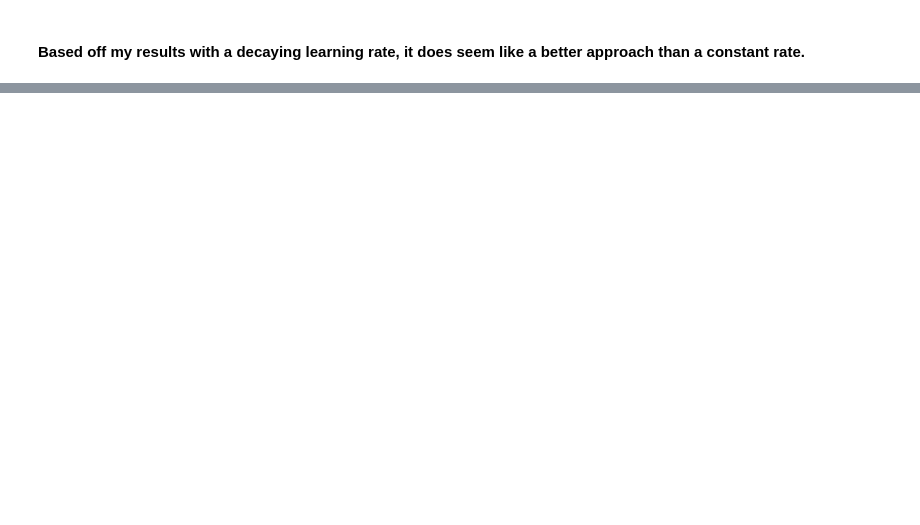
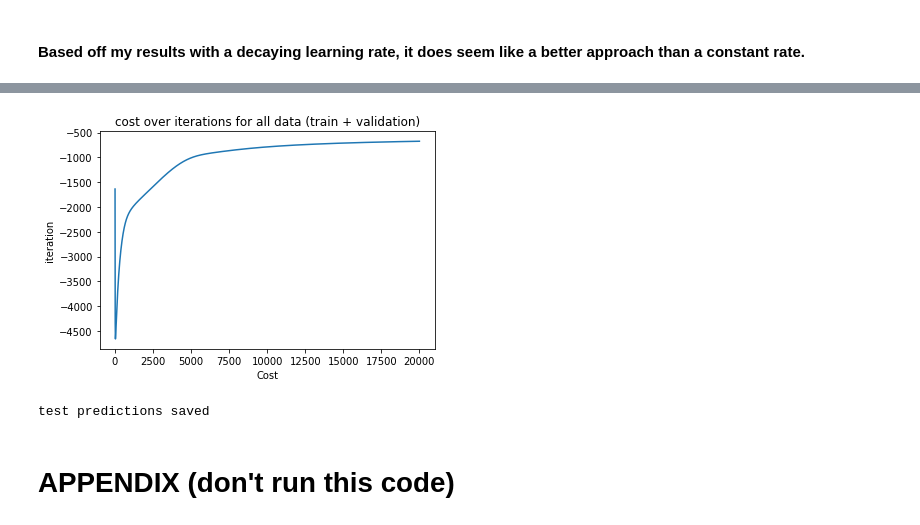
Before and after one commit to Dhanush123/cs189, a Jupyter notebook: hw4/hw4.ipynb, the cells around one changed output, grey strips where cells are left out. Drawn from its saved outputs; the diff is of its cells as text; code cells hidden in the pictures; blank space fills up the shorter version.

```diff
--- a/hw4/hw4.ipynb
+++ b/hw4/hw4.ipynb
@@ -134,0 +156,27 @@ plt.plot([i for i in range(iterations)], costs);
+# %%
+%%time
+
+alphas = np.geomspace(0.001,1.0,num=5).tolist()
+lambdas =  np.geomspace(0.01,1.0,num=5).tolist() #actually lambda
+iterations = [1000,10000,20000]
+theta = np.random.randn(n+1)
+best_hyperparams = None
+best_val_acc = 0.0
+
+for a in alphas:
+    for l in lambdas:
+        for i in iterations:
+            ll = [l]
+            theta, _ = \
+            gradientdescent_reg_optimize(i,theta,ll,a,"batch","train")
+            val_acc = \
+            np.mean(predict(wine_xval,theta,"val") == wine_yval)
+            if val_acc > best_val_acc:
+                best_val_acc = val_acc
+                best_hyperparams = (a,ll,i)
+            file = open('hyperparams.txt','a')
+            file.write(','.join(map(str,(val_acc,a,l,i)))+"\n")
+            file.close()
+
+print("best validation accuracy: ",best_val_acc)
+print("best hyperparameters combo:",best_hyperparams)
@@ -134,0 +188,28 @@ plt.plot([i for i in range(iterations)], costs);
+# %%
+data = loadmat("data.mat")
+wine_xfull, wine_yfull = data["X"], data["y"]
+m3, _ = wine_xfull.shape
+wine_xfull = np.concatenate([np.ones((m3, 1)), wine_xfull], axis=1)
+
+alpha, lambd, iterations = best_hyperparams
+
+theta = np.random.randn(n+1)
+
+theta, costs = \
+gradientdescent_reg_optimize(iterations,theta,lambd,alpha,"batch","test")
+plt.title("cost over iterations for all data (train + validation)")
+plt.xlabel("Cost")
+plt.ylabel("iteration")
+plt.plot([i for i in range(iterations)], costs);
+# %% [output]
+[figure, added]
+# %%
+wine_xtest = data["X_test"]
+m4, n4 = wine_xtest.shape
+wine_xtest = np.concatenate([np.ones((m4, 1)), wine_xtest], axis=1)
+
+predict(wine_xtest,theta,"test")
+# %% [output]
+test predictions saved
+# %% [markdown]
+# APPENDIX (don't run this code)
```
Also changed, not shown: parts of 18 cells of this notebook, 5 other files.
